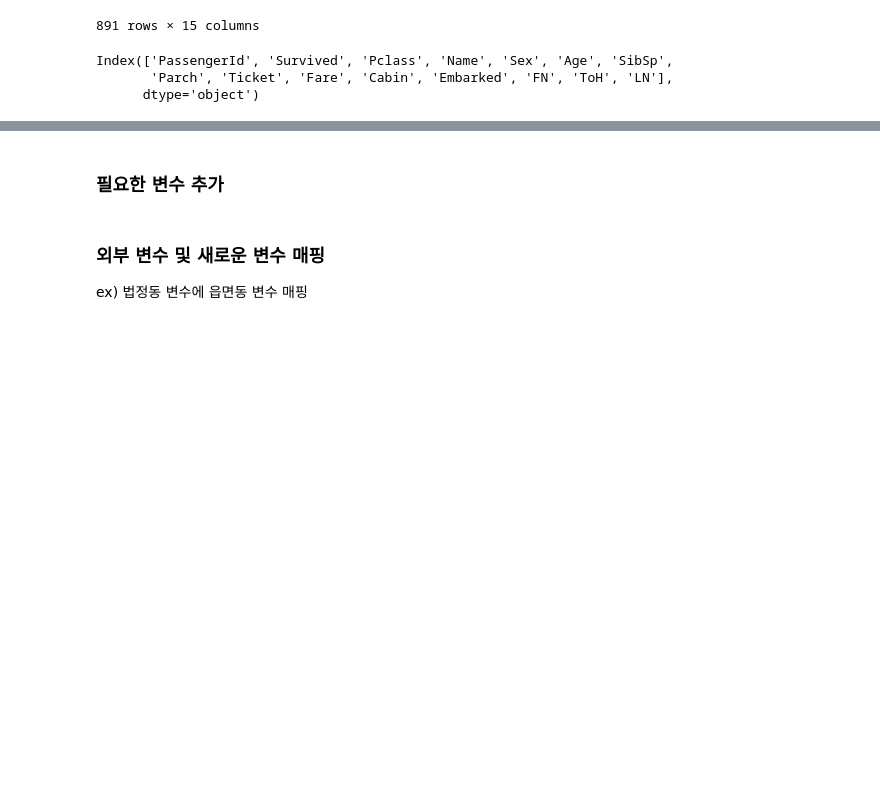
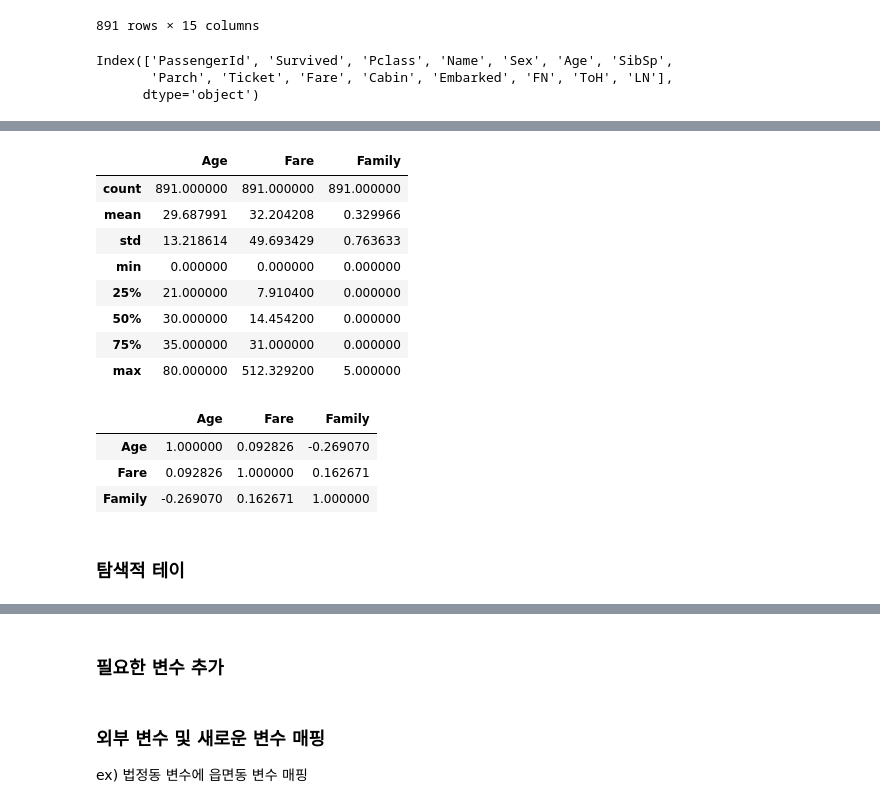
Before and after one commit to ksclown/How-to-use-GUI-in-Colab, a Jupyter notebook: [ML] Pandas and Numpy.ipynb, the cells around one changed output, grey strips where cells are left out. Cells and saved outputs as stored; diff of their text form; code cells hidden in the pictures; blank space fills up the shorter version.

```diff
--- a/[ML] Pandas and Numpy.ipynb
+++ b/[ML] Pandas and Numpy.ipynb
@@ -368,0 +462,13 @@ dtype: object
+# %%
+# 데이터 셋을 간단히 분석 #
+titanic_df.describe()
+# %% [output]
+|  | Age | Fare | Family |
+| count | 891.000000 | 891.000000 | 891.000000 |
+| mean | 29.687991 | 32.204208 | 0.329966 |
+| std | 13.218614 | 49.693429 | 0.763633 |
+| min | 0.000000 | 0.000000 | 0.000000 |
+| 25% | 21.000000 | 7.910400 | 0.000000 |
+| 50% | 30.000000 | 14.454200 | 0.000000 |
+| 75% | 35.000000 | 31.000000 | 0.000000 |
+| max | 80.000000 | 512.329200 | 5.000000 |
@@ -369,2 +478,14 @@ dtype: object
+# %%
+# 상관분석
+import seaborn as sns
+titanic_corr = titanic_df.corr(method="pearson")
+titanic_corr
+# %% [output]
+|  | Age | Fare | Family |
+| Age | 1.000000 | 0.092826 | -0.269070 |
+| Fare | 0.092826 | 1.000000 | 0.162671 |
+| Family | -0.269070 | 0.162671 | 1.000000 |
+# %% [markdown]
+### 탐색적 테이
 # %%
 # %% [output]
```
Also changed, not shown: parts of 19 cells of this notebook, 1 other file.
